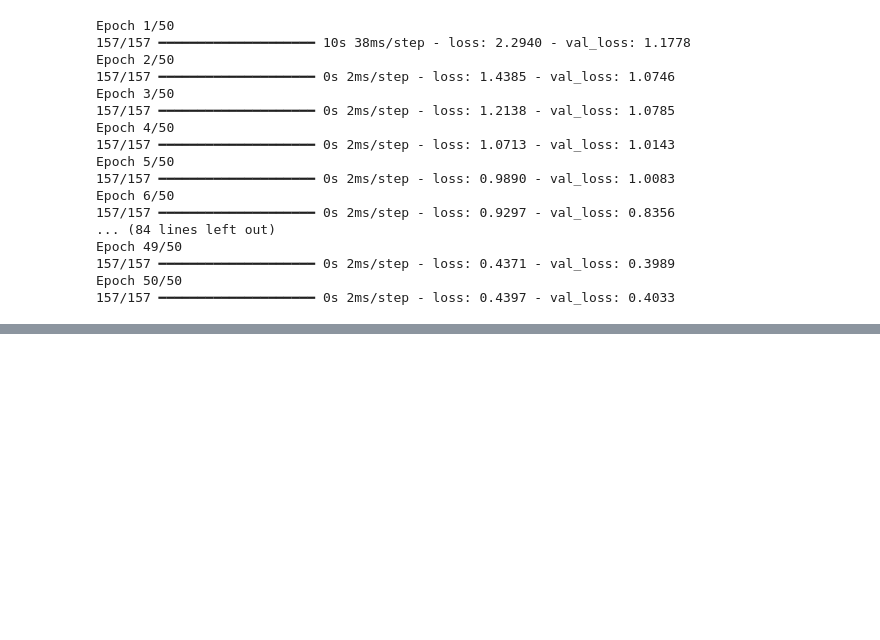
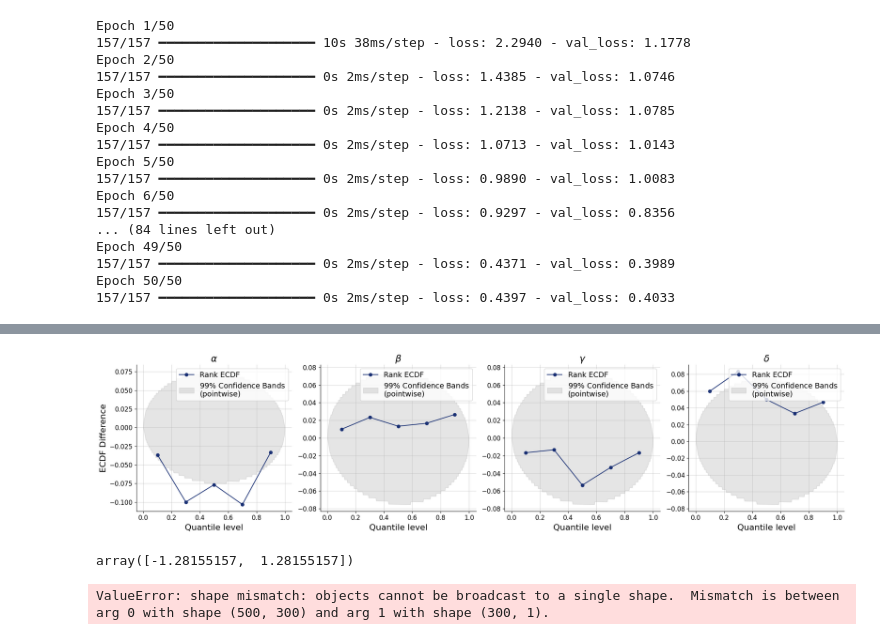
Before and after one commit to bayesflow-org/bf2-paper-case-study, a Jupyter notebook: bf2_case_study.ipynb, the cells around one changed output, grey strips where cells are left out. Saved outputs shown, nothing was run; the diff lists cells and outputs as text; code cells hidden in the pictures; blank space fills up the shorter version.

```diff
--- a/bf2_case_study.ipynb
+++ b/bf2_case_study.ipynb
@@ -298,0 +450,6 @@ ax.axvline([5], color="black", linestyle="dashed")
+# %%
+point_estimation_workflow = bf.BasicWorkflow(
+    simulator=expert_simulator,
+    adapter=expert_adapter,
+    inference_network=point_inference_network
+)
@@ -298,0 +509,10 @@ ax.axvline([5], color="black", linestyle="dashed")
+# %%
+f = bf.diagnostics.plots.calibration_ecdf_from_quantiles(
+    estimates=point_estimates,
+    targets=validation_data,
+    quantile_levels=quantile_levels,
+    difference=True,
+    variable_names=variable_names,
+)
+# %% [output]
+[figure, added]
@@ -298,0 +523,7 @@ ax.axvline([5], color="black", linestyle="dashed")
+# %%
+from scipy.stats import norm
+
+std_normal_quantiles = norm.ppf(quantile_levels[[0,-1]])
+std_normal_quantiles
+# %% [output]
+array([-1.28155157,  1.28155157])
@@ -298,0 +541,12 @@ ax.axvline([5], color="black", linestyle="dashed")
+# %%
+num_samples = 300
+
+# sample from normal distribution consistent with quantile estimates
+posterior_draws_from_quantiles = keras.tree.map_structure(
+    lambda v: rng.normal(
+    loc=v[:,0] * (1-alpha) + v[:,1] * alpha,
+    scale=v[:,0] * (alpha-beta) + v[:,1] * (beta-alpha),
+    size=(500, num_samples))[..., None], posterior_bounds_from_quantiles
+)
+# %% [output]
+ValueError: shape mismatch: objects cannot be broadcast to a single shape.  Mismatch is between arg 0 with shape (500, 300) and arg 1 with shape (300, 1).
```
Also changed, not shown: parts of 22 cells of this notebook, 2 other files.
